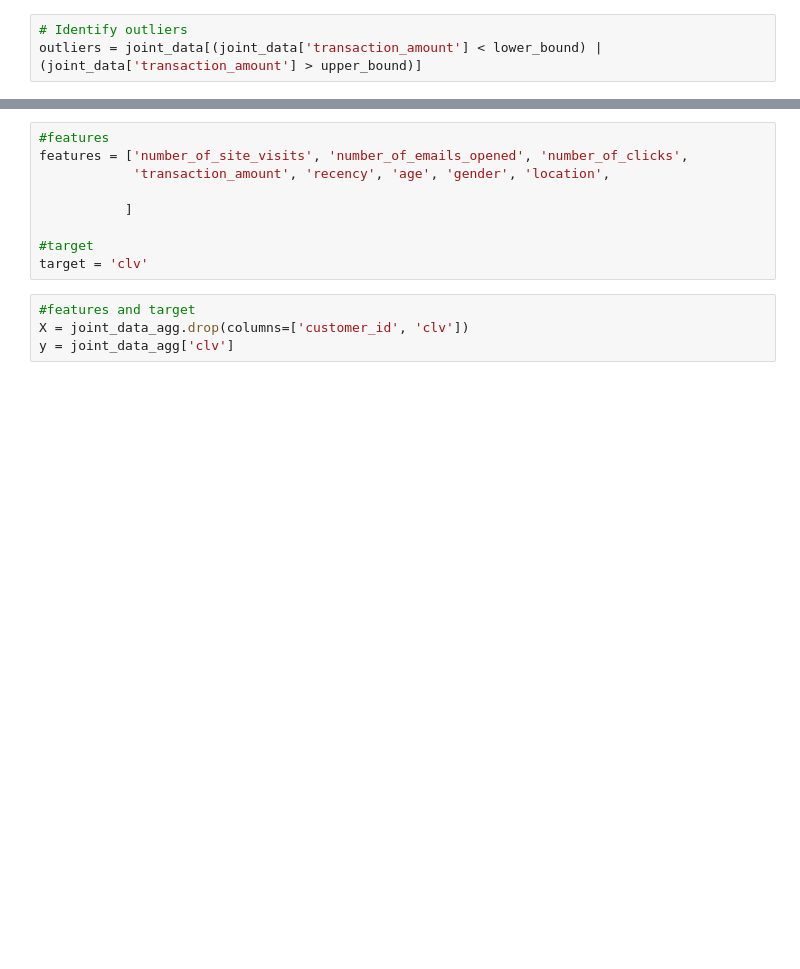
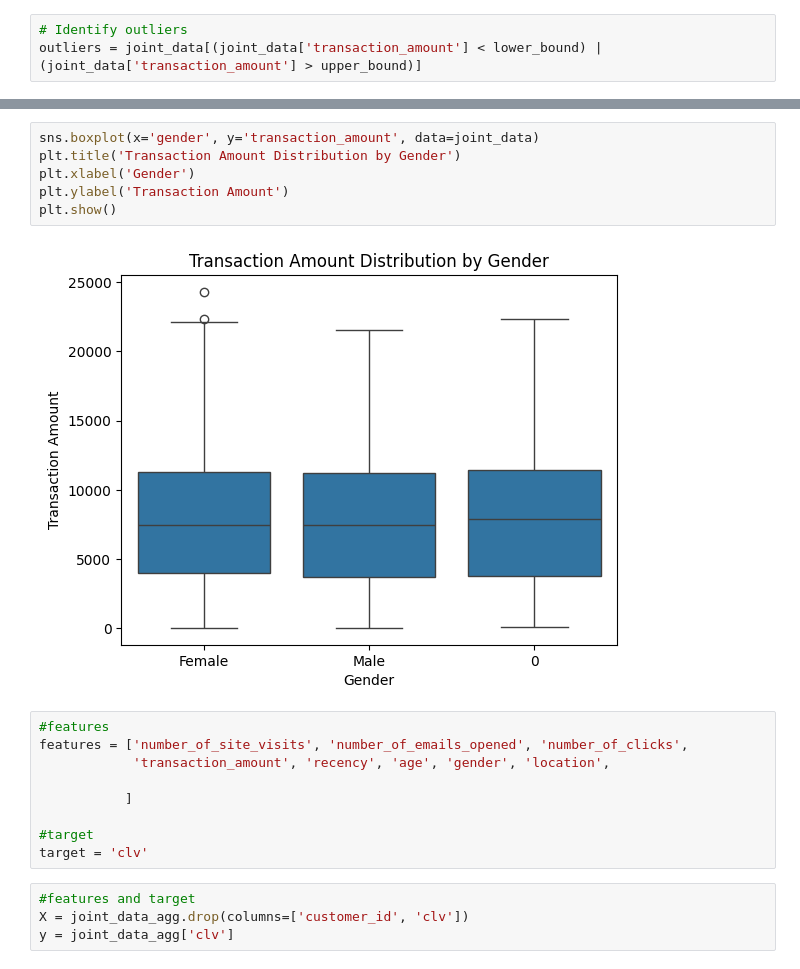
Before and after one commit to revasandhir/schulich_data_science, a Jupyter notebook: assignment 1/assignment #2/assignment 2 ds.ipynb, the cells around one changed output, grey strips where cells are left out. Drawn from its saved outputs; the diff is of its cells as text; blank space fills up the shorter version.

```diff
--- a/assignment 1/assignment #2/assignment 2 ds.ipynb
+++ b/assignment 1/assignment #2/assignment 2 ds.ipynb
@@ -202,3 +228,11 @@ outliers = joint_data[(joint_data['transaction_amount'] < lower_bound) | (joint_
+# %%
+sns.boxplot(x='gender', y='transaction_amount', data=joint_data)
+plt.title('Transaction Amount Distribution by Gender')
+plt.xlabel('Gender')
+plt.ylabel('Transaction Amount')
+plt.show()
+# %% [output]
+[figure, added]
 # %%
 #features
 features = ['number_of_site_visits', 'number_of_emails_opened', 'number_of_clicks',
```
Also changed, not shown: parts of 47 cells of this notebook, 1 other file.
